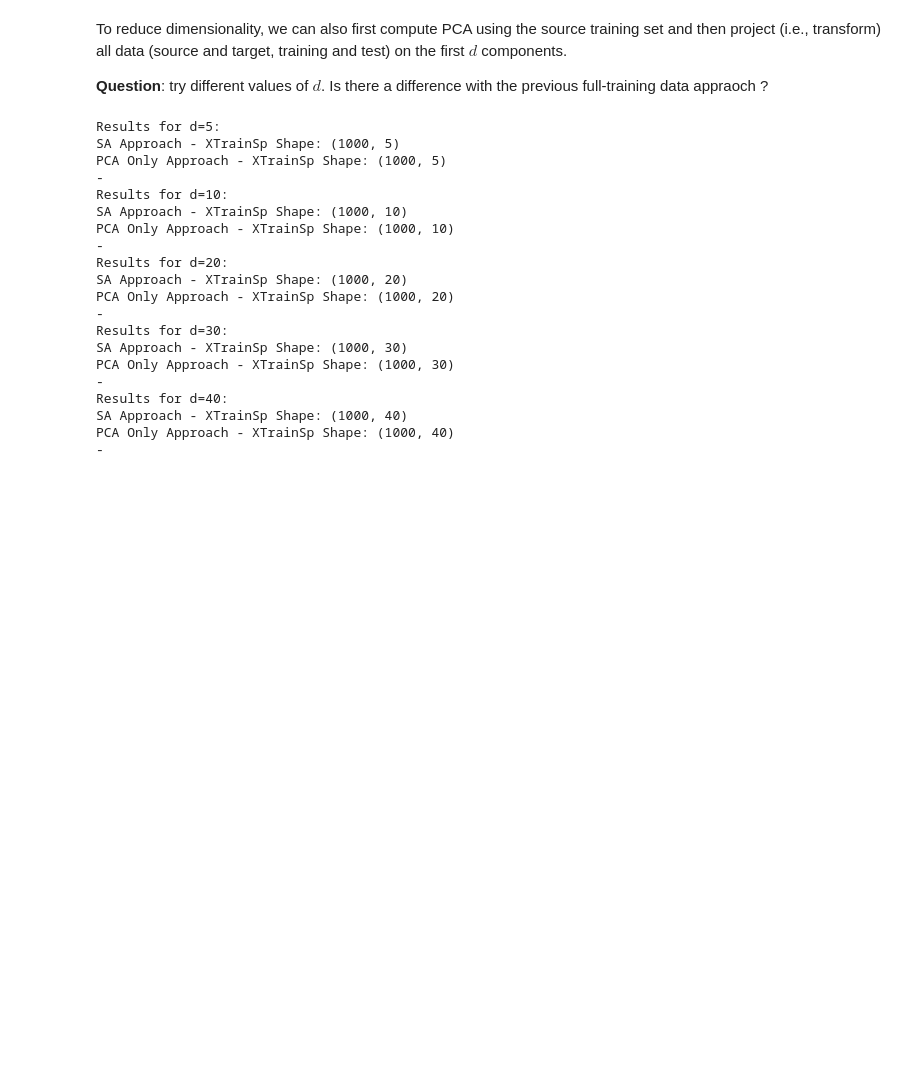
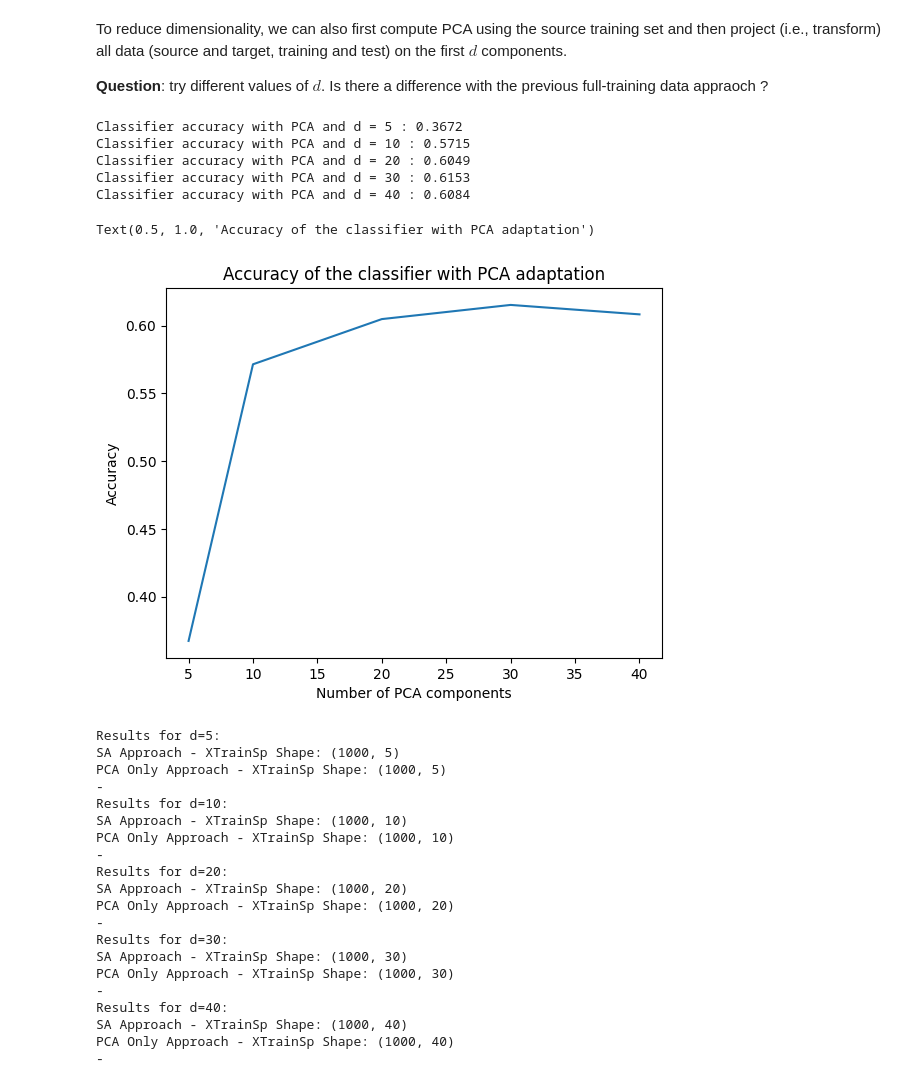
Before and after one commit to arazig/Representation-Learning-for-CV-and-Medical-Imaging, a Jupyter notebook: TP_DomainAdaptation.ipynb, the cells around one changed output. Cells and saved outputs as stored; diff of their text form; code cells hidden in the pictures; blank space fills up the shorter version.

```diff
--- a/TP_DomainAdaptation.ipynb
+++ b/TP_DomainAdaptation.ipynb
@@ -629,6 +629,49 @@ Classifier accuracy on target domain (with SA adaptation): 0.5755
 To reduce dimensionality, we can also first compute PCA using the source training set and then project (i.e., transform) all data (source and target, training and test) on the first $d$ components.
 
 **Question**: try different values of $d$. Is there a difference with the previous full-training data appraoch ?
+# %%
+def PCA_Projection_Source(XTrainS, XTestS, XTrainT, XTestT, d=10):
+    """
+    Single PCA projection using only source training data.
+    """
+    pca_source = PCA(n_components=d)
+    pca_source.fit(XTrainS)  # Fit only on source training
+
+    # Project all data using the source PCA components
+    XTrainSp = pca_source.transform(XTrainS)
+    XTestSp  = pca_source.transform(XTestS)
+    XTrainTp = pca_source.transform(XTrainT)
+    XTestTp  = pca_source.transform(XTestT)
+
+    return XTrainSp, XTestSp, XTrainTp, XTestTp
+
+d_values = [5, 10, 20, 30, 40]
+d_accuracy = []
+
+for d in d_values :
+    XTrainSp,XTestSp,XTrainTp,XTestTp = PCA_Projection_Source(XtrainS,XtestS,XtrainT,XtestT,d)
+
+    clf = SVC(kernel='linear')
+    clf.fit(XTrainSp, ytrainS)
+    yPredT_adapt = clf.predict(XTestTp)
+    accuracy_adapt = accuracy_score(ytestT, yPredT_adapt)
+    print(f"Classifier accuracy with PCA and d = {d} : {accuracy_adapt:.4f}")
+    d_accuracy.append(accuracy_adapt)
+
+
+
+plt.plot(d_values, d_accuracy)
+plt.xlabel('Number of PCA components')
+plt.ylabel('Accuracy')
+plt.title('Accuracy of the classifier with PCA adaptation')
+# %% [output]
+Classifier accuracy with PCA and d = 5 : 0.3672
+Classifier accuracy with PCA and d = 10 : 0.5715
+Classifier accuracy with PCA and d = 20 : 0.6049
+Classifier accuracy with PCA and d = 30 : 0.6153
+Classifier accuracy with PCA and d = 40 : 0.6084
+Text(0.5, 1.0, 'Accuracy of the classifier with PCA adaptation')
+[figure, added]
 # %%
 def PCA_Projection_Source(XTrainS, XTestS, XTrainT, XTestT, d=10):
     """
```
Also changed, not shown: parts of 2 cells of this notebook.
